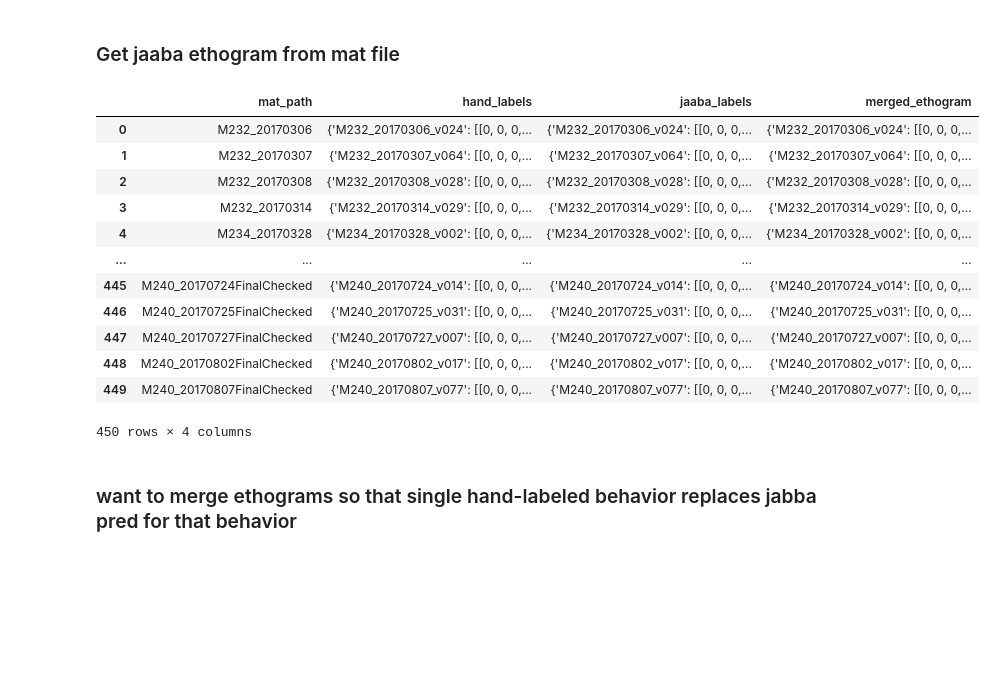
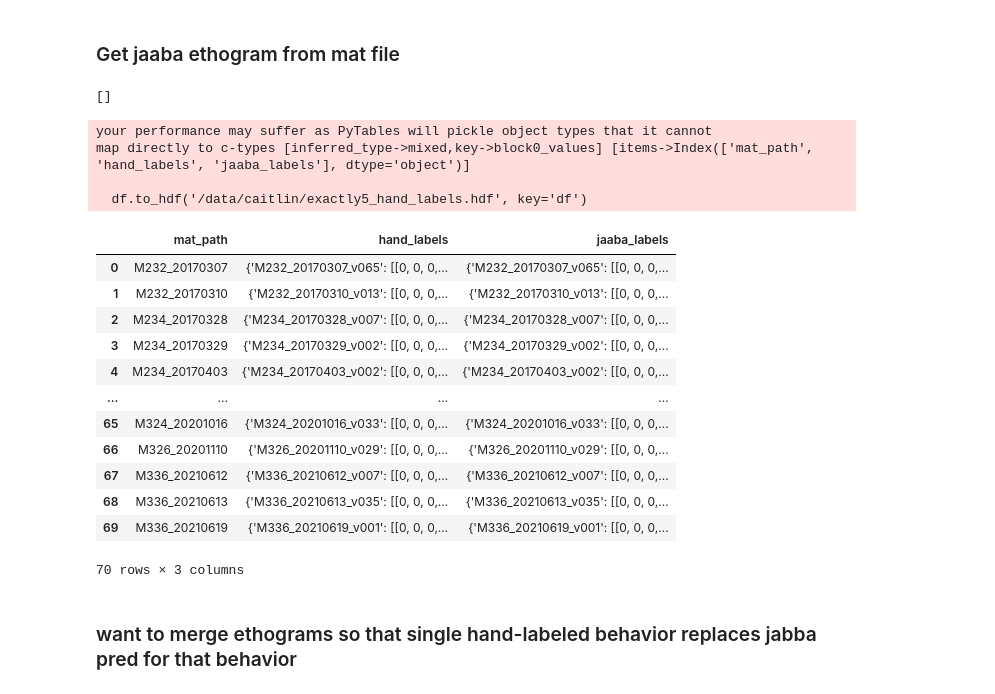
Before and after one commit to hantman-lab/animal-soup, a Jupyter notebook: notebooks/curate_data/merge_ethograms.ipynb, the cells around one changed output. Cells and saved outputs as stored; diff of their text form; code cells hidden in the pictures; blank space fills up the shorter version.

```diff
--- a/notebooks/curate_data/merge_ethograms.ipynb
+++ b/notebooks/curate_data/merge_ethograms.ipynb
@@ -84,5 +86,7 @@ df
 # %%
-# errors
+errors
+# %% [output]
+[]
 # %%
 # errors2 = list()
 # def get_ethogram2(trial_index: int, mat_path):
@@ -134,23 +138,30 @@ df
 #     for key in tqdm(df[df['mat_path'] == mat.stem]['jaaba_labels'].item().keys()):
 #         df[df['mat_path'] == mat.stem]['jaaba_labels'].item()[key] = get_ethogram2(trial_index=int(key.split('_v')[-1]),
 #                                                                                    mat_path=mat)
+# %%
+df.to_hdf('/data/caitlin/exactly5_hand_labels.hdf', key='df')
+# %% [output]
+your performance may suffer as PyTables will pickle object types that it cannot
+map directly to c-types [inferred_type->mixed,key->block0_values] [items->Index(['mat_path', 'hand_labels', 'jaaba_labels'], dtype='object')]
+
+  df.to_hdf('/data/caitlin/exactly5_hand_labels.hdf', key='df')
 # %%
-df = pd.read_hdf('/data/caitlin/exactly1_hand_labels.hdf')
+df = pd.read_hdf('/data/caitlin/exactly5_hand_labels.hdf')
 df
 # %% [output]
-|  | mat_path | hand_labels | jaaba_labels | merged_ethogram |
-| 0 | M232_20170306 | {'M232_20170306_v024': [[0, 0, 0,... | {'M232_20170306_v024': [[0, 0, 0,... | {'M232_20170306_v024': [[0, 0, 0,... |
-| 1 | M232_20170307 | {'M232_20170307_v064': [[0, 0, 0,... | {'M232_20170307_v064': [[0, 0, 0,... | {'M232_20170307_v064': [[0, 0, 0,... |
-| 2 | M232_20170308 | {'M232_20170308_v028': [[0, 0, 0,... | {'M232_20170308_v028': [[0, 0, 0,... | {'M232_20170308_v028': [[0, 0, 0,... |
-| 3 | M232_20170314 | {'M232_20170314_v029': [[0, 0, 0,... | {'M232_20170314_v029': [[0, 0, 0,... | {'M232_20170314_v029': [[0, 0, 0,... |
-| 4 | M234_20170328 | {'M234_20170328_v002': [[0, 0, 0,... | {'M234_20170328_v002': [[0, 0, 0,... | {'M234_20170328_v002': [[0, 0, 0,... |
-| ... | ... | ... | ... | ... |
-| 445 | M240_20170724FinalChecked | {'M240_20170724_v014': [[0, 0, 0,... | {'M240_20170724_v014': [[0, 0, 0,... | {'M240_20170724_v014': [[0, 0, 0,... |
-| 446 | M240_20170725FinalChecked | {'M240_20170725_v031': [[0, 0, 0,... | {'M240_20170725_v031': [[0, 0, 0,... | {'M240_20170725_v031': [[0, 0, 0,... |
-| 447 | M240_20170727FinalChecked | {'M240_20170727_v007': [[0, 0, 0,... | {'M240_20170727_v007': [[0, 0, 0,... | {'M240_20170727_v007': [[0, 0, 0,... |
-| 448 | M240_20170802FinalChecked | {'M240_20170802_v017': [[0, 0, 0,... | {'M240_20170802_v017': [[0, 0, 0,... | {'M240_20170802_v017': [[0, 0, 0,... |
-| 449 | M240_20170807FinalChecked | {'M240_20170807_v077': [[0, 0, 0,... | {'M240_20170807_v077': [[0, 0, 0,... | {'M240_20170807_v077': [[0, 0, 0,... |
+|  | mat_path | hand_labels | jaaba_labels |
+| 0 | M232_20170307 | {'M232_20170307_v065': [[0, 0, 0,... | {'M232_20170307_v065': [[0, 0, 0,... |
+| 1 | M232_20170310 | {'M232_20170310_v013': [[0, 0, 0,... | {'M232_20170310_v013': [[0, 0, 0,... |
+| 2 | M234_20170328 | {'M234_20170328_v007': [[0, 0, 0,... | {'M234_20170328_v007': [[0, 0, 0,... |
+| 3 | M234_20170329 | {'M234_20170329_v002': [[0, 0, 0,... | {'M234_20170329_v002': [[0, 0, 0,... |
+| 4 | M234_20170403 | {'M234_20170403_v002': [[0, 0, 0,... | {'M234_20170403_v002': [[0, 0, 0,... |
+| ... | ... | ... | ... |
+| 65 | M324_20201016 | {'M324_20201016_v033': [[0, 0, 0,... | {'M324_20201016_v033': [[0, 0, 0,... |
+| 66 | M326_20201110 | {'M326_20201110_v029': [[0, 0, 0,... | {'M326_20201110_v029': [[0, 0, 0,... |
+| 67 | M336_20210612 | {'M336_20210612_v007': [[0, 0, 0,... | {'M336_20210612_v007': [[0, 0, 0,... |
+| 68 | M336_20210613 | {'M336_20210613_v035': [[0, 0, 0,... | {'M336_20210613_v035': [[0, 0, 0,... |
+| 69 | M336_20210619 | {'M336_20210619_v001': [[0, 0, 0,... | {'M336_20210619_v001': [[0, 0, 0,... |
-450 rows × 4 columns
+70 rows × 3 columns
 # %% [markdown]
 ### want to merge ethograms so that single hand-labeled behavior replaces jabba pred for that behavior
 # %%
```
Also changed, not shown: parts of 18 cells of this notebook, 5 other files.
